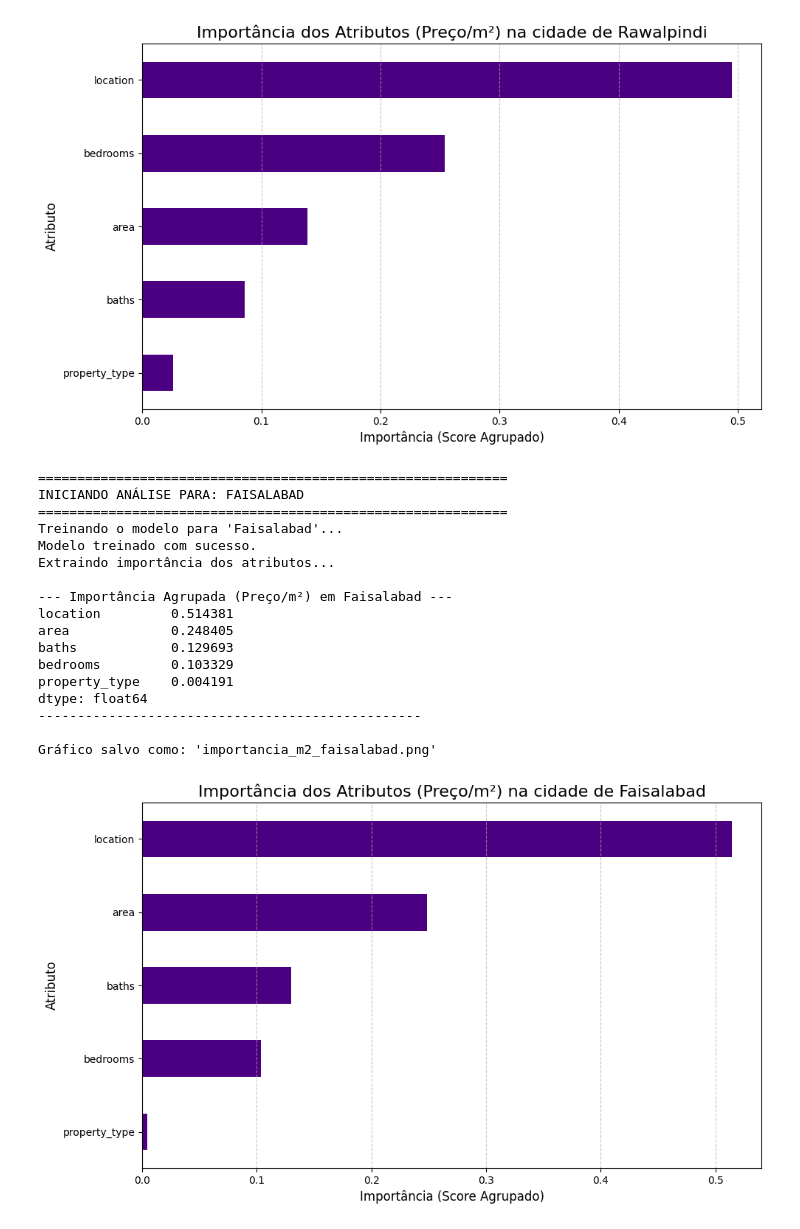
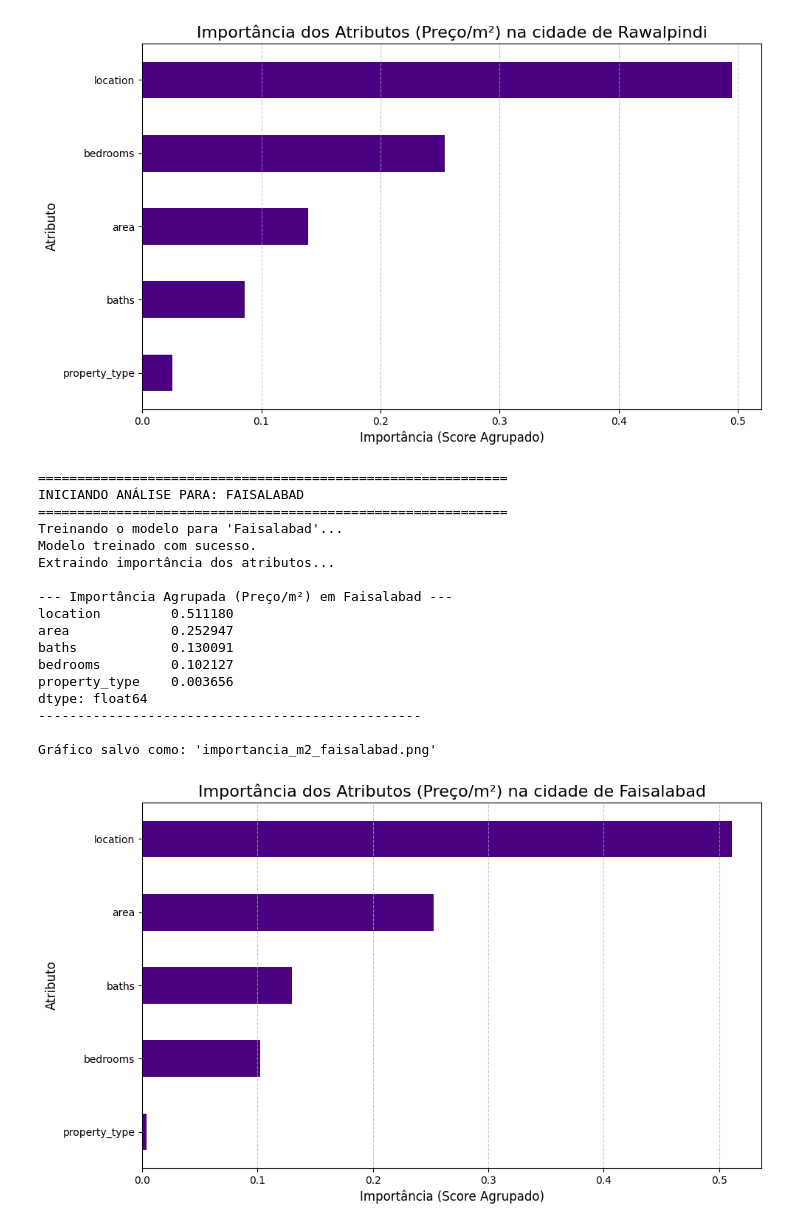
Before and after one commit to lucavillela/pakistan-estate-ml, a Jupyter notebook: feature_score_m2_per_city.ipynb, the cells around one changed output. Saved outputs shown, nothing was run; the diff lists cells and outputs as text; code cells hidden in the pictures.

```diff
--- a/feature_score_m2_per_city.ipynb
+++ b/feature_score_m2_per_city.ipynb
@@ -29,6 +29,10 @@ try:
 
     clean_df = clean_df[clean_df['Area_in_Marla'] != 0]
     clean_df = clean_df[clean_df['bedrooms'] != 0]
+
+    clean_df['price'] = df['price'] / 52
+    clean_df['price'] = clean_df['price'].round(2)
+
 
     clean_df['area'] = clean_df['Area_in_Marla'] * 25.292852
     clean_df['area'] = clean_df['area'].round(0).astype(int)
@@ -223,23 +227,23 @@ property_type    0.026169
 dtype: float64
 -------------------------------------------------
 
 Gráfico salvo como: 'importancia_m2_rawalpindi.png'
 [figure]
 ============================================================
 INICIANDO ANÁLISE PARA: FAISALABAD
 ============================================================
 Treinando o modelo para 'Faisalabad'...
 Modelo treinado com sucesso.
 Extraindo importância dos atributos...
 
 --- Importância Agrupada (Preço/m²) em Faisalabad ---
-location         0.514381
-area             0.248405
-baths            0.129693
-bedrooms         0.103329
-property_type    0.004191
+location         0.511180
+area             0.252947
+baths            0.130091
+bedrooms         0.102127
+property_type    0.003656
 dtype: float64
 -------------------------------------------------
 
 Gráfico salvo como: 'importancia_m2_faisalabad.png'
-[figure, old version]
+[figure, new version]
```
Also changed, not shown: parts of 1 cell of this notebook, 3 other files.
